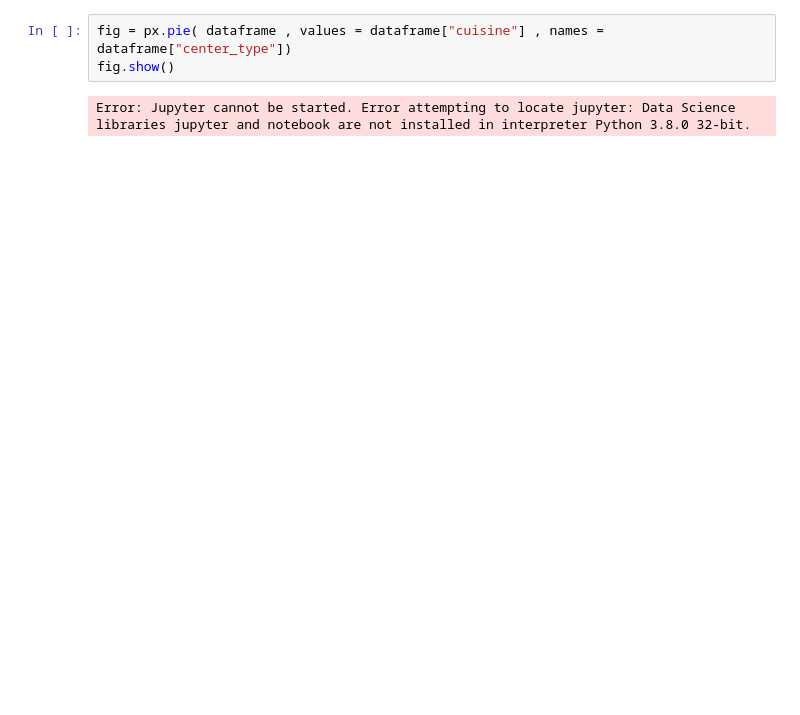
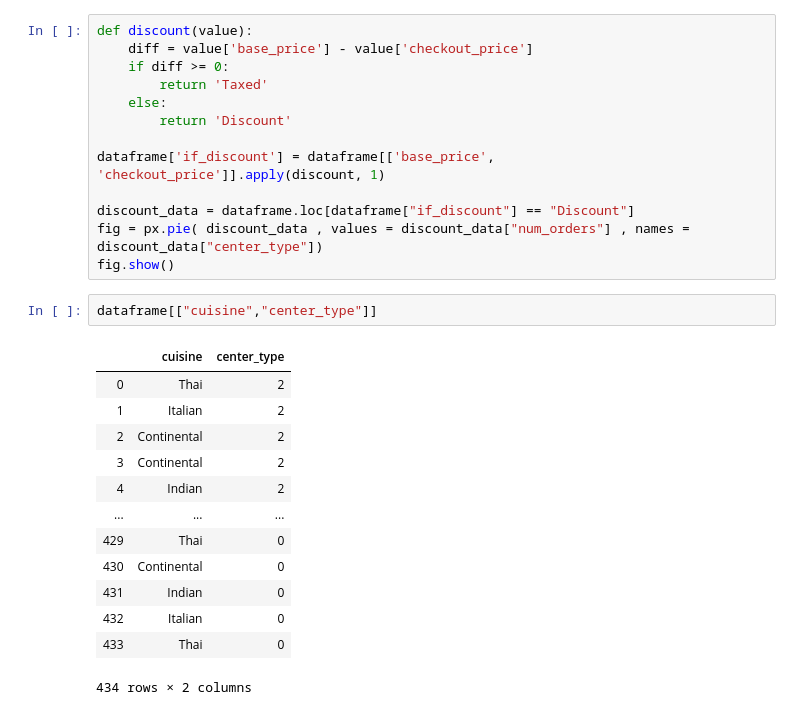
Before and after one commit to jaydbendre/Data-Mining-And-Buisness-Intelligence-Semester-6, a Jupyter notebook: Experiment4/Visualisations/Visual.ipynb, the cells around one changed output. Drawn from its saved outputs; the diff is of its cells as text; blank space fills up the shorter version.

```diff
--- a/Experiment4/Visualisations/Visual.ipynb
+++ b/Experiment4/Visualisations/Visual.ipynb
@@ -21,5 +18,29 @@ fig.show()
-# %%
-fig = px.pie( dataframe , values = dataframe["cuisine"] , names = dataframe["center_type"])
-fig.show()
-# %% [output]
-Error: Jupyter cannot be started. Error attempting to locate jupyter: Data Science libraries jupyter and notebook are not installed in interpreter Python 3.8.0 32-bit.
+# %%
+def discount(value):
+    diff = value['base_price'] - value['checkout_price']
+    if diff >= 0:
+        return 'Taxed'
+    else:
+        return 'Discount'
+
+dataframe['if_discount'] = dataframe[['base_price', 'checkout_price']].apply(discount, 1)
+
+discount_data = dataframe.loc[dataframe["if_discount"] == "Discount"]
+fig = px.pie( discount_data , values = discount_data["num_orders"] , names = discount_data["center_type"])
+fig.show()
+# %%
+dataframe[["cuisine","center_type"]]
+# %% [output]
+|  | cuisine | center_type |
+| 0 | Thai | 2 |
+| 1 | Italian | 2 |
+| 2 | Continental | 2 |
+| 3 | Continental | 2 |
+| 4 | Indian | 2 |
+| ... | ... | ... |
+| 429 | Thai | 0 |
+| 430 | Continental | 0 |
+| 431 | Indian | 0 |
+| 432 | Italian | 0 |
+| 433 | Thai | 0 |
+434 rows × 2 columns
```
Also changed, not shown: parts of 4 cells of this notebook.
